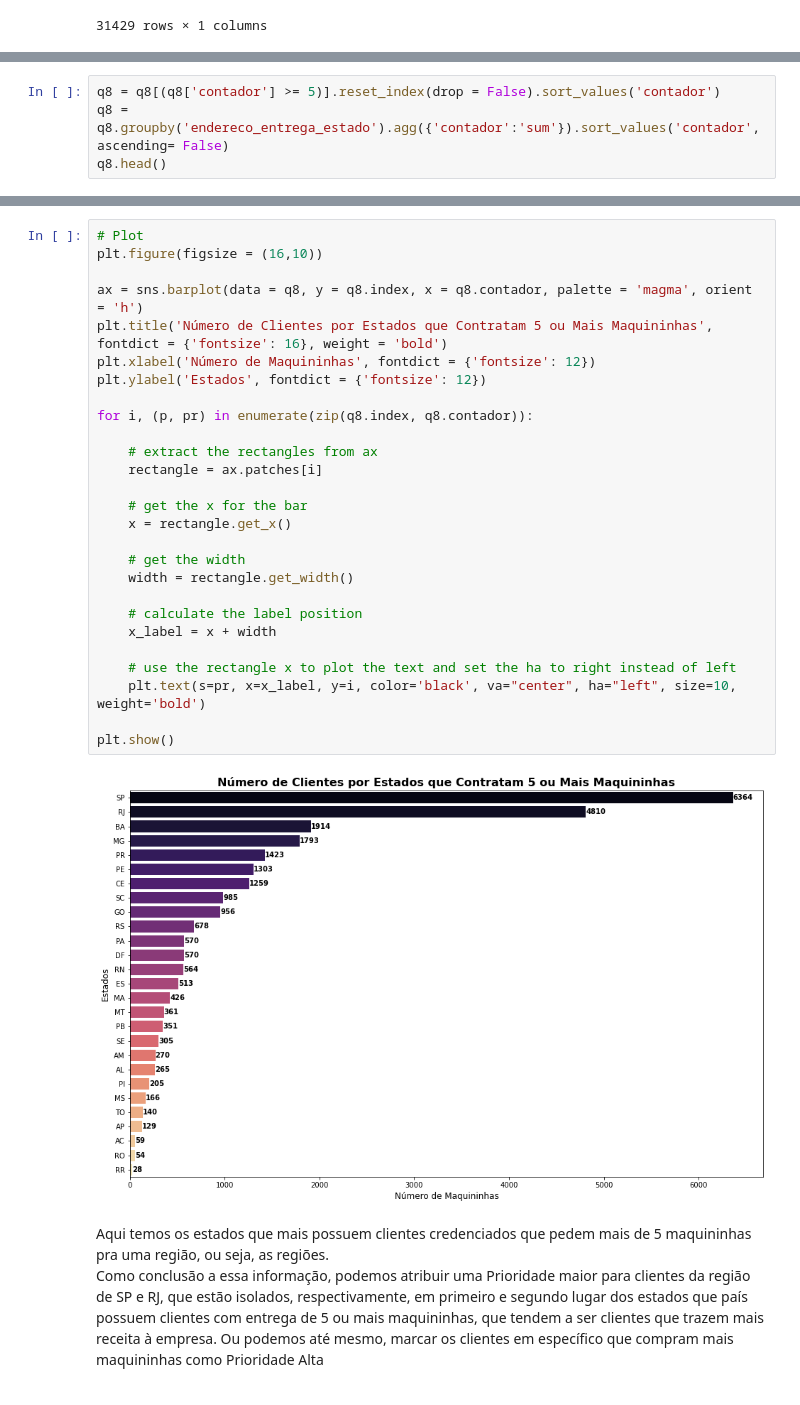
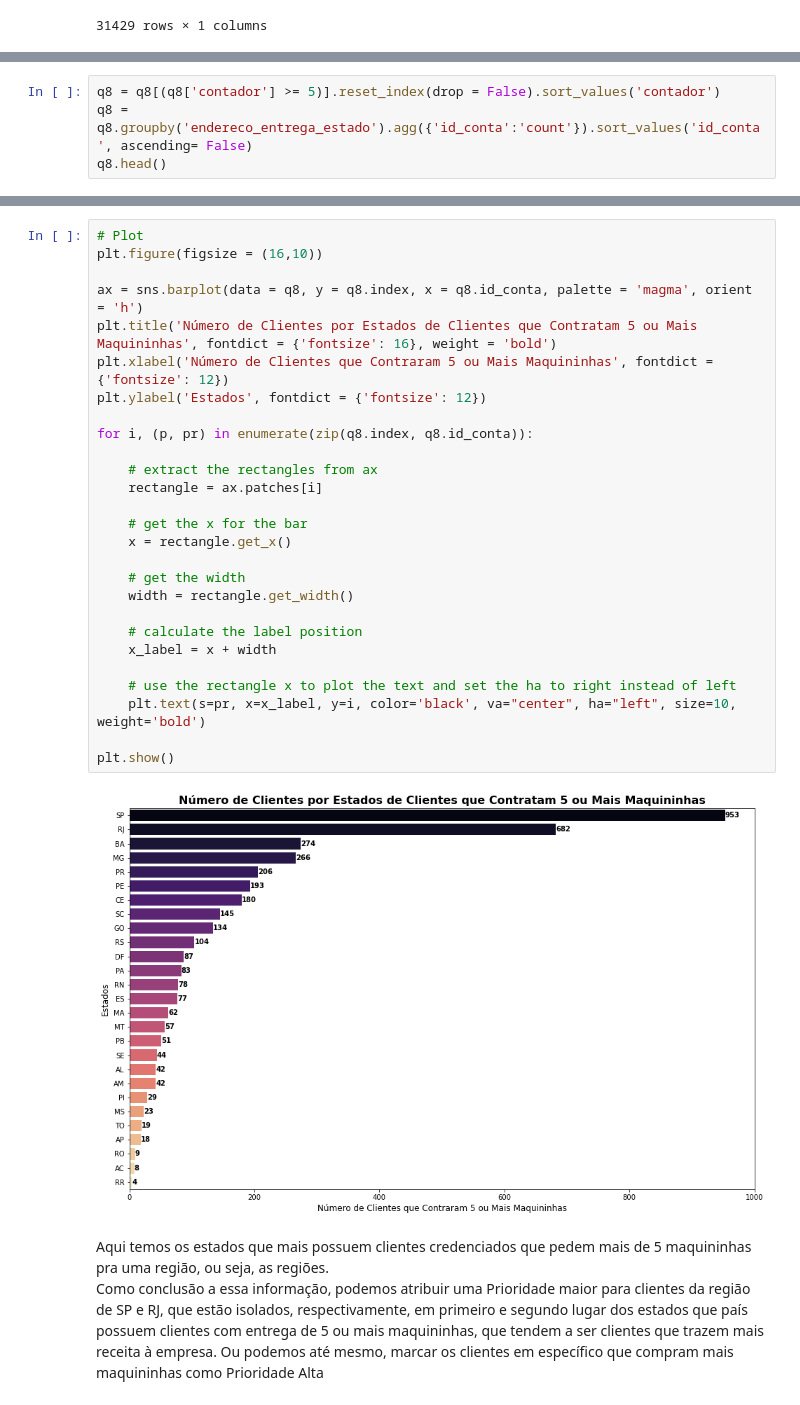
Before and after one commit to rafajovelho/Case3, a Jupyter notebook: Caso_TON.ipynb, the cells around one changed output, grey strips where cells are left out. Cells and saved outputs as stored; diff of their text form.

```diff
--- a/Caso_TON.ipynb
+++ b/Caso_TON.ipynb
@@ -1678,5 +1768,5 @@ número de clientes com mais de 5 pedidos de maquina para a regiao
 # %%
 q8 = q8[(q8['contador'] >= 5)].reset_index(drop = False).sort_values('contador')
-q8 = q8.groupby('endereco_entrega_estado').agg({'contador':'sum'}).sort_values('contador', ascending= False)
+q8 = q8.groupby('endereco_entrega_estado').agg({'id_conta':'count'}).sort_values('id_conta', ascending= False)
 q8.head()
 # %% [output]
@@ -1690,32 +1780,32 @@ q8.head()
 # %%
 # Plot
 plt.figure(figsize = (16,10))
 
-ax = sns.barplot(data = q8, y = q8.index, x = q8.contador, palette = 'magma', orient = 'h')
-plt.title('Número de Clientes por Estados que Contratam 5 ou Mais Maquininhas', fontdict = {'fontsize': 16}, weight = 'bold')
-plt.xlabel('Número de Maquininhas', fontdict = {'fontsize': 12})
+ax = sns.barplot(data = q8, y = q8.index, x = q8.id_conta, palette = 'magma', orient = 'h')
+plt.title('Número de Clientes por Estados de Clientes que Contratam 5 ou Mais Maquininhas', fontdict = {'fontsize': 16}, weight = 'bold')
+plt.xlabel('Número de Clientes que Contraram 5 ou Mais Maquininhas', fontdict = {'fontsize': 12})
 plt.ylabel('Estados', fontdict = {'fontsize': 12})
 
-for i, (p, pr) in enumerate(zip(q8.index, q8.contador)):
+for i, (p, pr) in enumerate(zip(q8.index, q8.id_conta)):
 
     # extract the rectangles from ax
     rectangle = ax.patches[i]
 
     # get the x for the bar
     x = rectangle.get_x()
 
     # get the width
     width = rectangle.get_width()
 
     # calculate the label position
     x_label = x + width
 
     # use the rectangle x to plot the text and set the ha to right instead of left
     plt.text(s=pr, x=x_label, y=i, color='black', va="center", ha="left", size=10, weight='bold')
 
 plt.show()
 # %% [output]
-[figure, old version]
+[figure, new version]
 # %% [markdown]
 Aqui temos os estados que mais possuem clientes credenciados que pedem mais de 5 maquininhas pra uma região, ou seja, as regiões.
 Como conclusão a essa informação, podemos atribuir uma Prioridade maior para clientes da região de SP e RJ, que estão isolados, respectivamente, em primeiro e segundo lugar dos estados que país possuem clientes com entrega de 5 ou mais maquininhas, que tendem a ser clientes que trazem mais receita à empresa. Ou podemos até mesmo, marcar os clientes em específico que compram mais maquininhas como Prioridade Alta
```
Also changed, not shown: parts of 38 cells of this notebook.
